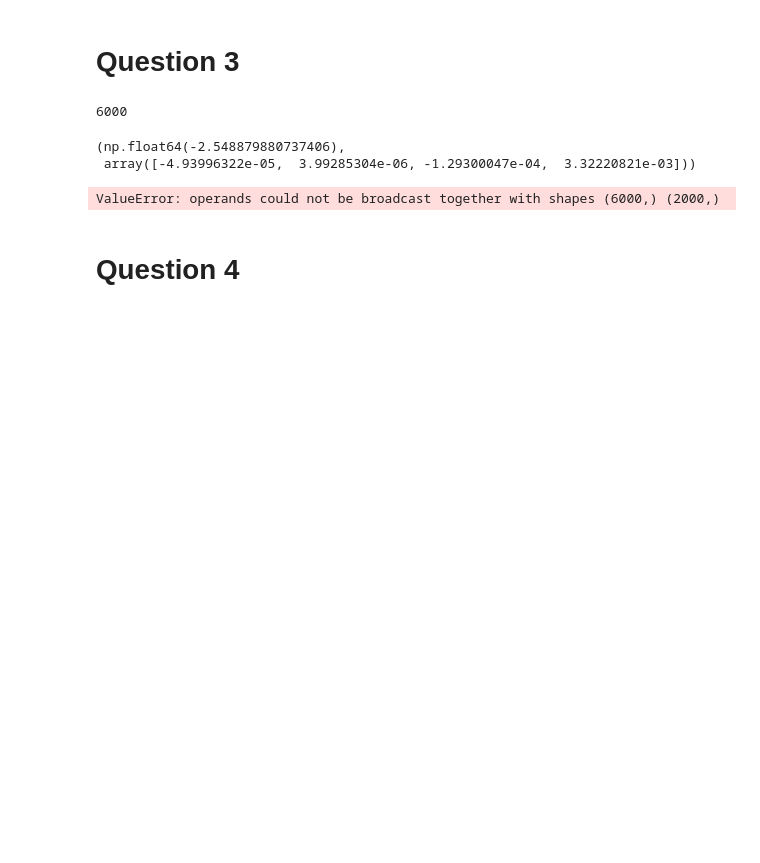
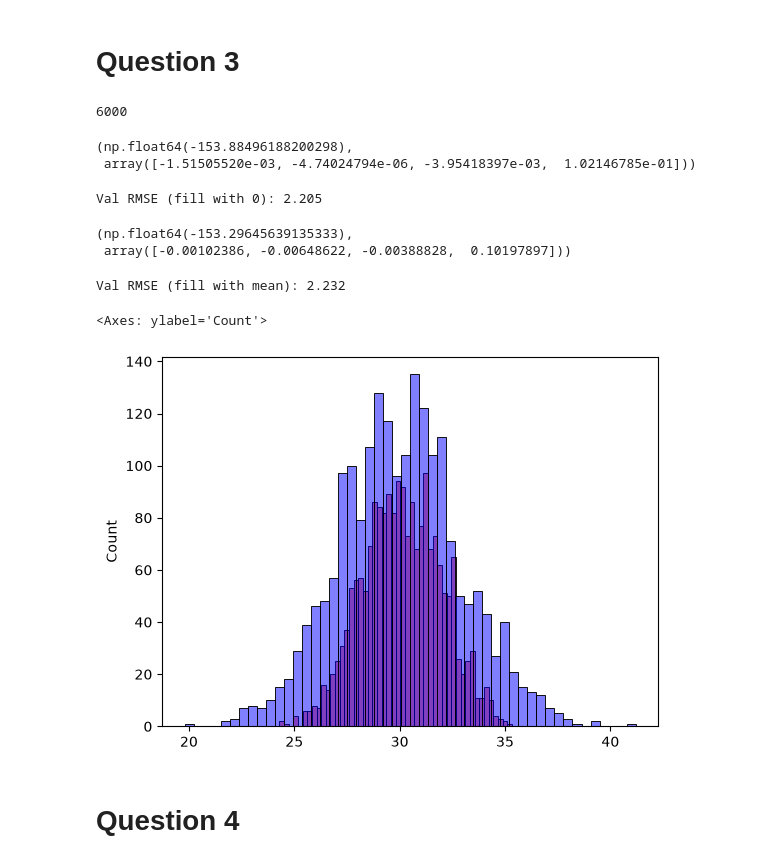
Before and after one commit to RayenMnif/machine-learning-zoomcamp-homework, a Jupyter notebook: 02-regression/homework.ipynb, the cells around one changed output. Drawn from its saved outputs; the diff is of its cells as text; code cells hidden in the pictures; blank space fills up the shorter version.

```diff
--- a/02-regression/homework.ipynb
+++ b/02-regression/homework.ipynb
@@ -73,9 +73,9 @@ df_train.head()
 # %% [markdown]
 # Question 3
 # %%
-y_train = np.log1p(df_train.fuel_efficiency_mpg.values)
-y_val = np.log1p(df_val.fuel_efficiency_mpg.values)
-y_test = np.log1p(df_test.fuel_efficiency_mpg.values)
+y_train = df_train.fuel_efficiency_mpg.values
+y_val = df_val.fuel_efficiency_mpg.values
+y_test = df_test.fuel_efficiency_mpg.values
 
 len(y_train)
 # %% [output]
@@ -107,27 +107,35 @@ X_val = prepare_X(df_val)
 y_pred = w0 + X_val.dot(w)
 w0, w
 # %% [output]
-(np.float64(-2.548879880737406),
- array([-4.93996322e-05,  3.99285304e-06, -1.29300047e-04,  3.32220821e-03]))
+(np.float64(-153.88496188200298),
+ array([-1.51505520e-03, -4.74024794e-06, -3.95418397e-03,  1.02146785e-01]))
 # %%
 def RMSE(y, y_pred, round=3):
     score = np.sqrt(np.mean((y - y_pred)**2))
     return np.round(score, round)
 # %%
-print("Val RMSE (fill with 0)", RMSE(y_train, y_pred))
+print("Val RMSE (fill with 0):", RMSE(y_val, y_pred))
 # %% [output]
-ValueError: operands could not be broadcast together with shapes (6000,) (2000,)
+Val RMSE (fill with 0): 2.205
 # %%
 X_train = df_train[base].fillna(df_train[base].mean()).values
 w0, w = train_linear_regression(X_train, y_train)
 X_val = prepare_X(df_val)
 y_pred = w0 + X_val.dot(w)
 w0, w
+# %% [output]
+(np.float64(-153.29645639135333),
+ array([-0.00102386, -0.00648622, -0.00388828,  0.10197897]))
 # %%
-print("Val RMSE (fill with mean)", RMSE(y_train, y_pred))
+print("Val RMSE (fill with mean):", RMSE(y_val, y_pred))
+# %% [output]
+Val RMSE (fill with mean): 2.232
 # %%
 sns.histplot(y_pred, color='red', alpha=0.5, bins=50)
-sns.histplot(y_train, color='blue', alpha=0.5, bins=50)
+sns.histplot(y_val, color='blue', alpha=0.5, bins=50)
+# %% [output]
+<Axes: ylabel='Count'>
+[figure, added]
 # %% [markdown]
 # Question 4
 # %%
```
Also changed, not shown: parts of 5 cells of this notebook.
